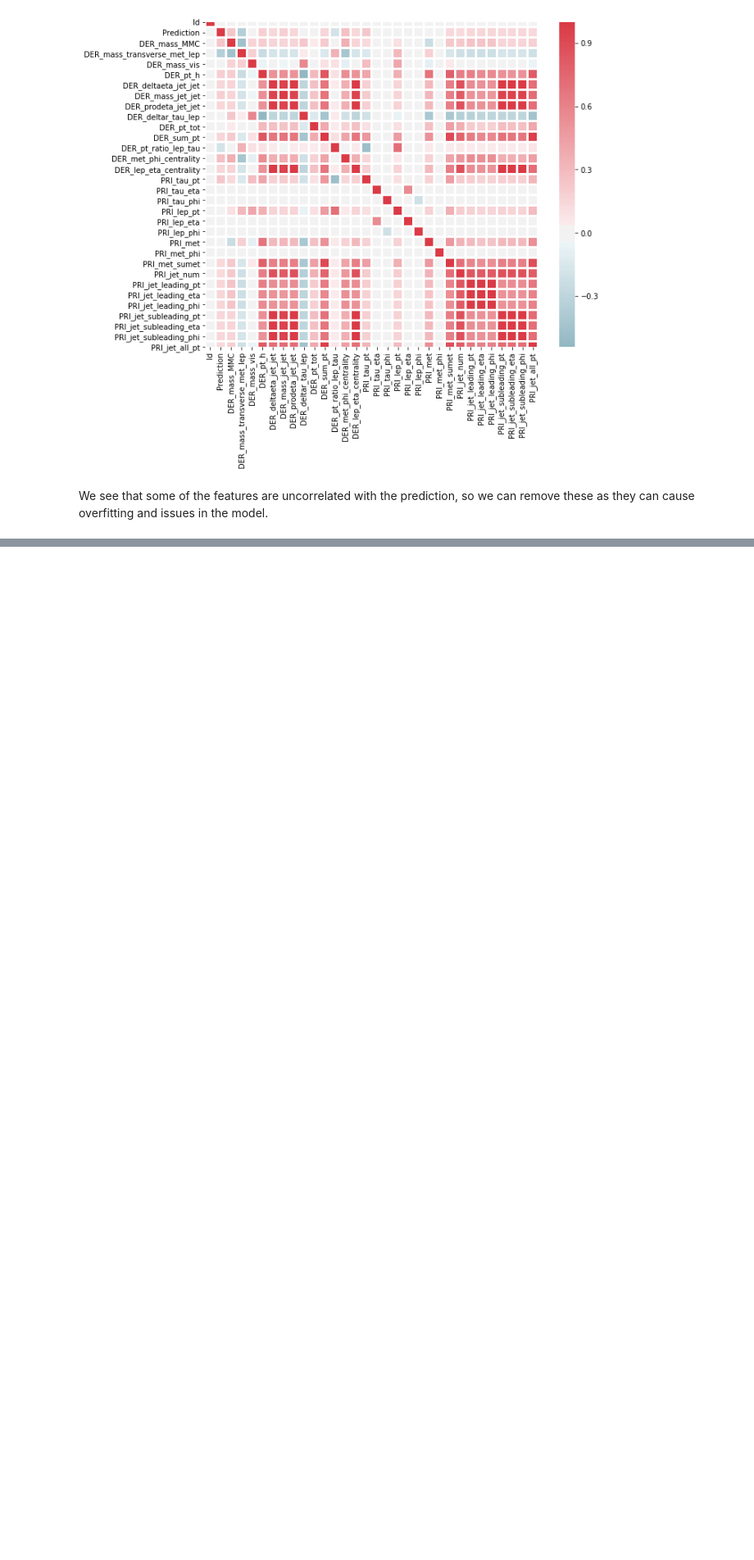
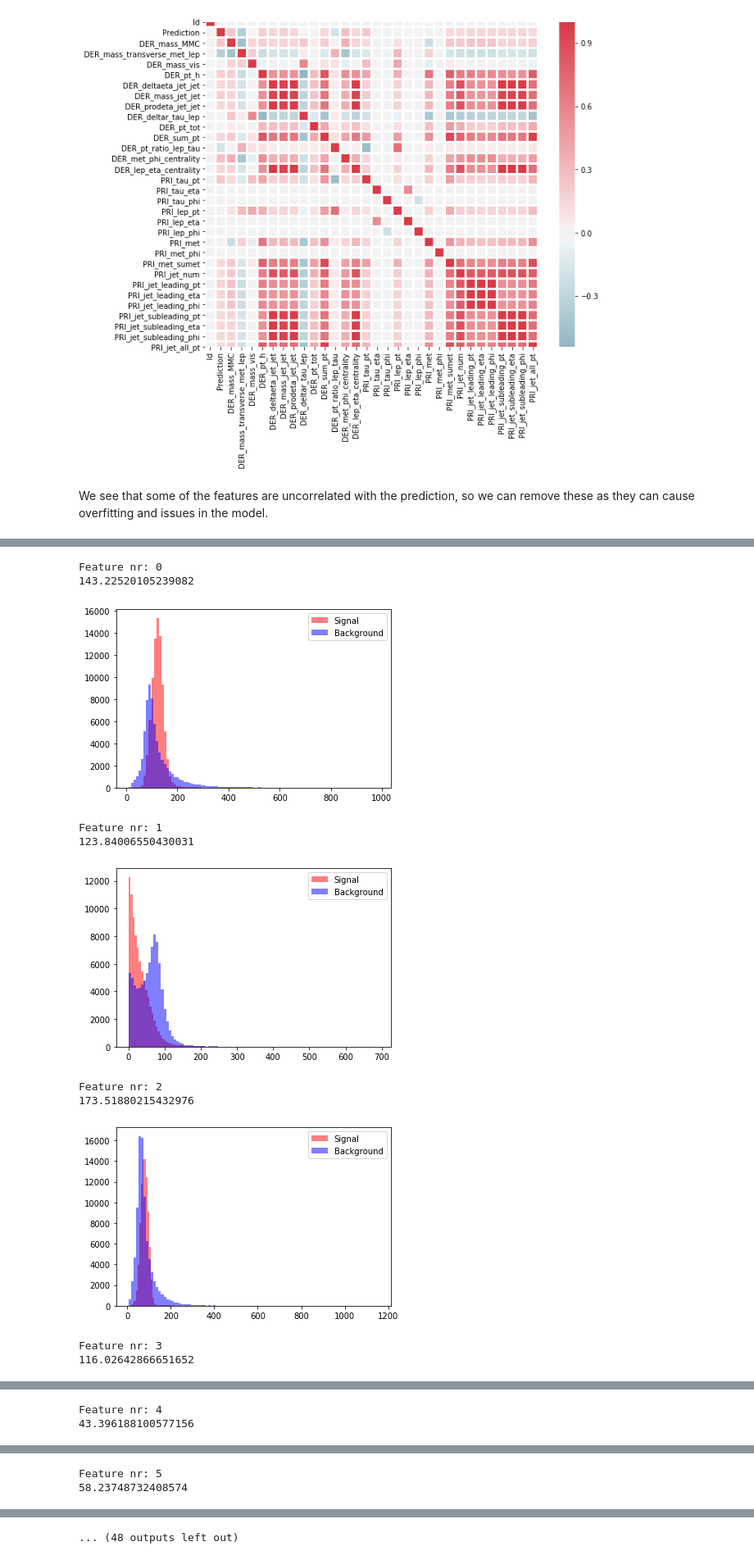
Before and after one commit to verafristedt/CS433-Projects, a Jupyter notebook: project1/data_analysis.ipynb, the cells around one changed output, grey strips where cells are left out. Shown at 82% size. Drawn from its saved outputs; the diff is of its cells as text; code cells hidden in the pictures; blank space fills up the shorter version.

```diff
--- a/project1/data_analysis.ipynb
+++ b/project1/data_analysis.ipynb
@@ -75,0 +92,37 @@ We see that some of the features are uncorrelated with the prediction, so we can
+# %%
+x_s = x[y == 1]
+x_b = x[y == -1]
+
+x_b = x_b[:x_s.shape[0],:]
+# %%
+def dist_hists(hist1, hist2):
+    dist = np.linalg.norm(hist1[0]-hist2[0], ord=2)
+    return np.sqrt(dist)
+# %%
+import time
+dists = []
+for i in range(30):
+    print('Feature nr:', i )
+    hist1 = plt.hist(x_s[:,i], color = 'r' , alpha = 0.5, bins = 100, label='Signal')
+    hist2 = plt.hist(x_b[:,i], color = 'b', alpha = 0.5,  bins = 100, label='Background')
+    dists.append(dist_hists(hist1, hist2))
+    print(dists[i])
+    plt.legend()
+    plt.show()
+
+    time.sleep(2)
+
+#plot_hist(x_b)
+#plt.show()
+# %% [output]
+Feature nr: 0
+143.22520105239082
+[figure, added]
+Feature nr: 1
+123.84006550430031
+[figure, added]
+Feature nr: 2
+173.51880215432976
+[figure, added]
+Feature nr: 3
+116.02642866651652
@@ -75,0 +130,2 @@ We see that some of the features are uncorrelated with the prediction, so we can
+Feature nr: 4
+43.396188100577156
@@ -75,0 +133,2 @@ We see that some of the features are uncorrelated with the prediction, so we can
+Feature nr: 5
+58.23748732408574
@@ -75,0 +136 @@ We see that some of the features are uncorrelated with the prediction, so we can
+... (48 outputs left out)
```
Also changed, not shown: parts of 10 cells of this notebook, 6 other files.
